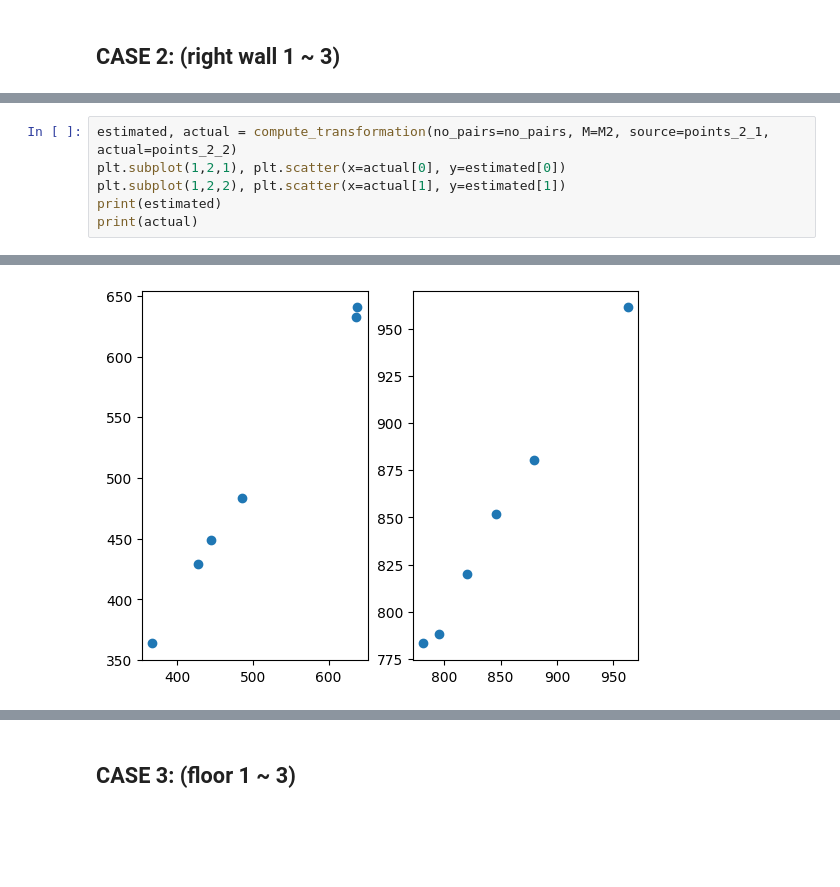
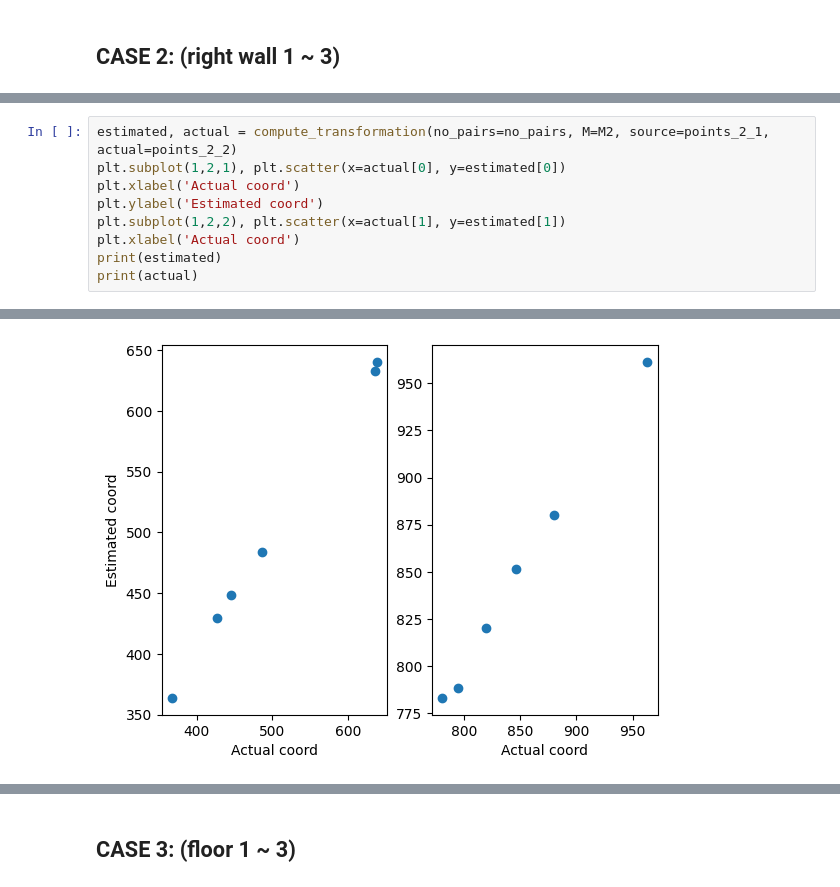
Before and after one commit to blairyeung/CSC420_Assignment_4, a Jupyter notebook: q4.ipynb, the cells around one changed output, grey strips where cells are left out. Saved outputs shown, nothing was run; the diff lists cells and outputs as text; blank space fills up the shorter version.

```diff
--- a/q4.ipynb
+++ b/q4.ipynb
@@ -232,7 +242,10 @@ print(M2)
 # %%
 estimated, actual = compute_transformation(no_pairs=no_pairs, M=M2, source=points_2_1, actual=points_2_2)
 plt.subplot(1,2,1), plt.scatter(x=actual[0], y=estimated[0])
+plt.xlabel('Actual coord')
+plt.ylabel('Estimated coord')
 plt.subplot(1,2,2), plt.scatter(x=actual[1], y=estimated[1])
+plt.xlabel('Actual coord')
 print(estimated)
 print(actual)
 # %% [output]
@@ -243,6 +256,6 @@ print(actual)
 [[486 636 427 638 445 367]
  [781 795 820 846 880 963]]
-[figure, old version]
+[figure, new version]
 # %%
 label_est_homography(hallway_3, estimated, actual)
 # %% [output]
```
Also changed, not shown: parts of 21 cells of this notebook, 10 other files.
